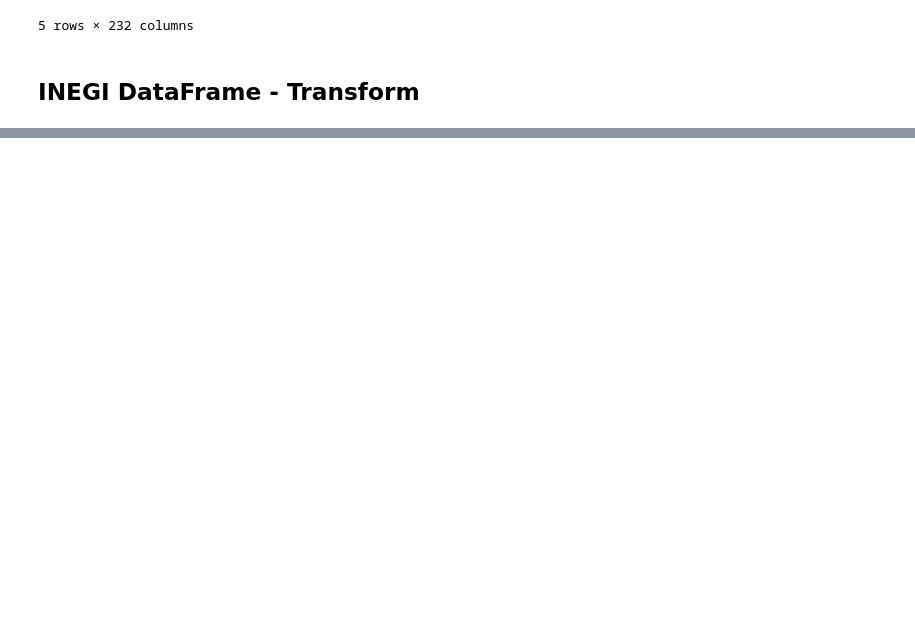
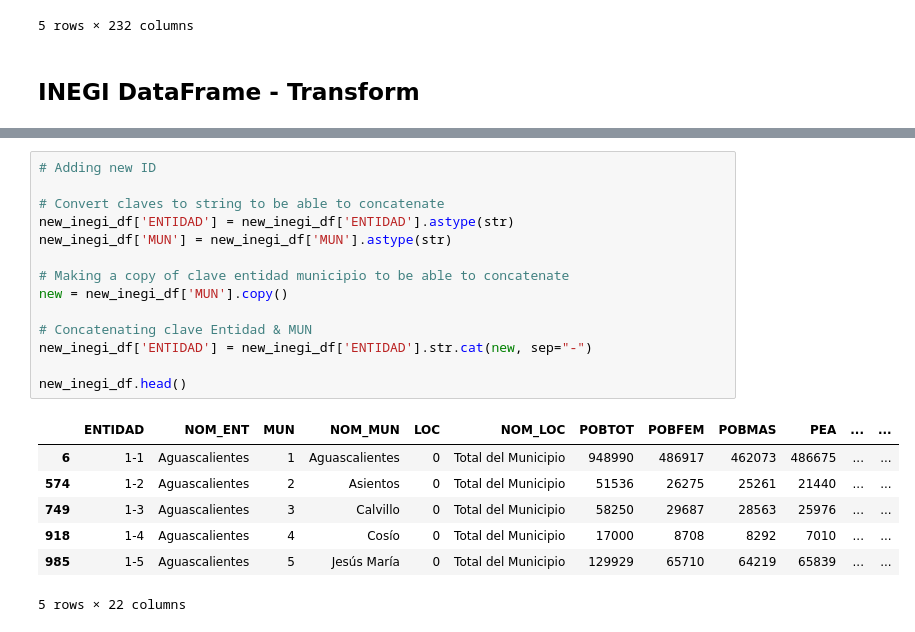
Before and after one commit to MBGUS/ETL-Project, a Jupyter notebook: JCCP/ETL_Notebook.ipynb, the cells around one changed output, grey strips where cells are left out. Saved outputs shown, nothing was run; the diff lists cells and outputs as text; blank space fills up the shorter version.

```diff
--- a/JCCP/ETL_Notebook.ipynb
+++ b/JCCP/ETL_Notebook.ipynb
@@ -37,0 +89,22 @@ new_inegi_df = inegi_df[['ENTIDAD', 'NOM_ENT', 'MUN', 'NOM_MUN', 'POBTOT', 'POBF
+# %%
+# Adding new ID
+
+# Convert claves to string to be able to concatenate
+new_inegi_df['ENTIDAD'] = new_inegi_df['ENTIDAD'].astype(str)
+new_inegi_df['MUN'] = new_inegi_df['MUN'].astype(str)
+
+# Making a copy of clave entidad municipio to be able to concatenate
+new = new_inegi_df['MUN'].copy()
+
+# Concatenating clave Entidad & MUN
+new_inegi_df['ENTIDAD'] = new_inegi_df['ENTIDAD'].str.cat(new, sep="-")
+
+new_inegi_df.head()
+# %% [output]
+|  | ENTIDAD | NOM_ENT | MUN | NOM_MUN | LOC | NOM_LOC | POBTOT | POBFEM | POBMAS | PEA | ... | ... |
+| 6 | 1-1 | Aguascalientes | 1 | Aguascalientes | 0 | Total del Municipio | 948990 | 486917 | 462073 | 486675 | ... | ... |
+| 574 | 1-2 | Aguascalientes | 2 | Asientos | 0 | Total del Municipio | 51536 | 26275 | 25261 | 21440 | ... | ... |
+| 749 | 1-3 | Aguascalientes | 3 | Calvillo | 0 | Total del Municipio | 58250 | 29687 | 28563 | 25976 | ... | ... |
+| 918 | 1-4 | Aguascalientes | 4 | Cosío | 0 | Total del Municipio | 17000 | 8708 | 8292 | 7010 | ... | ... |
+| 985 | 1-5 | Aguascalientes | 5 | Jesús María | 0 | Total del Municipio | 129929 | 65710 | 64219 | 65839 | ... | ... |
+5 rows × 22 columns
```
Also changed, not shown: parts of 9 cells of this notebook.
